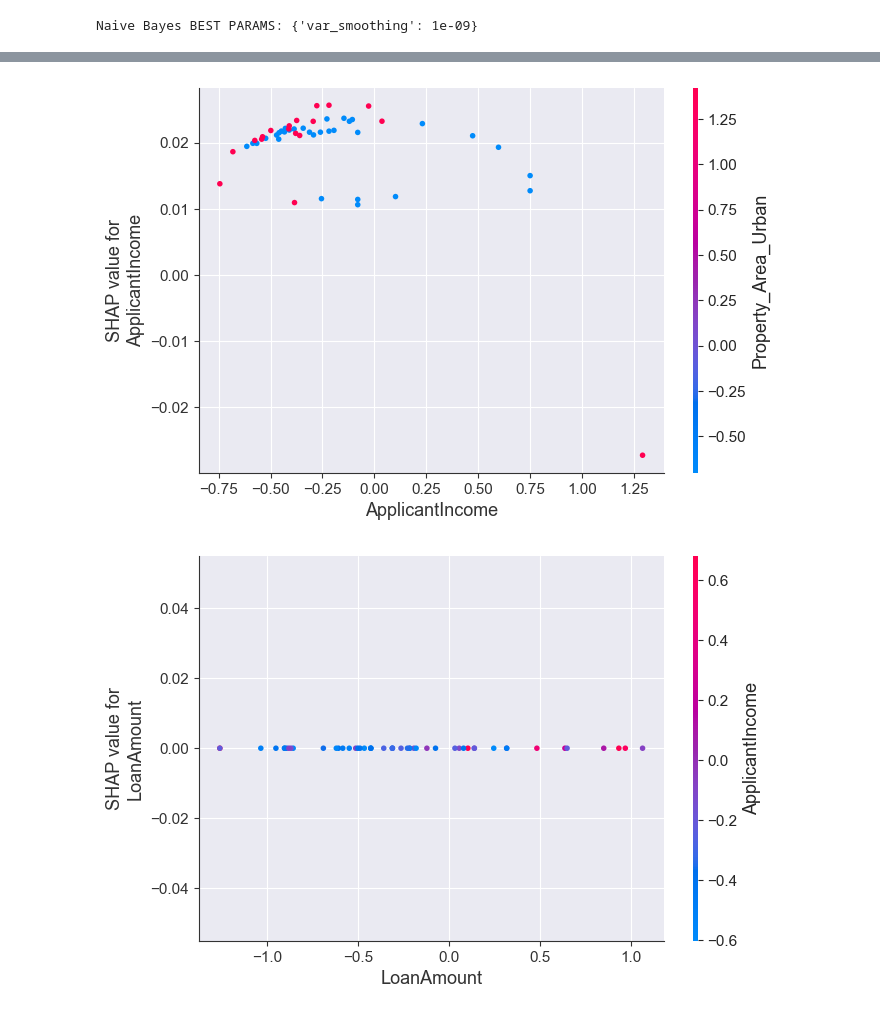
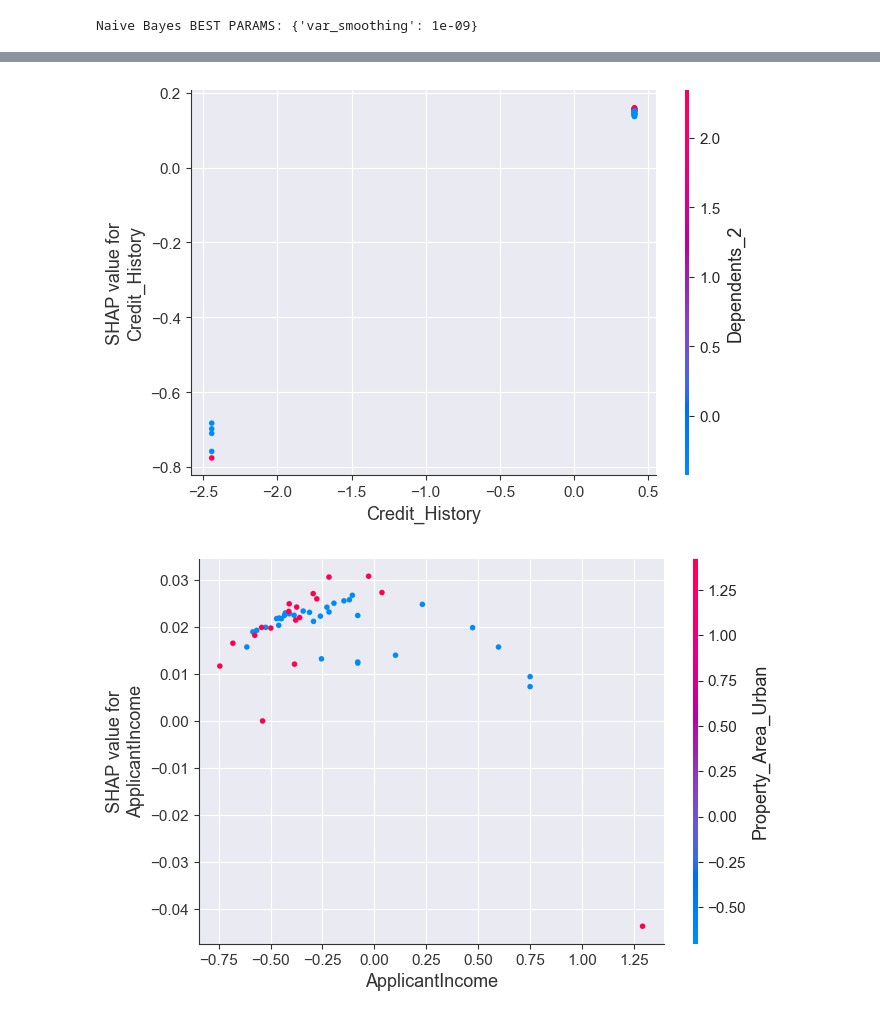
Before and after one commit to Technical-University-of-Cluj-Napoca/proiect-ml-Franci0128, a Jupyter notebook: loan-prediction.ipynb, the cells around one changed output, grey strips where cells are left out. Cells and saved outputs as stored; diff of their text form; code cells hidden in the pictures.

```diff
--- a/loan-prediction.ipynb
+++ b/loan-prediction.ipynb
@@ -126,0 +178,4 @@ X_test_scaled = pd.DataFrame(
+# %%
+smote = SMOTE(random_state=42)
+
+X_train_balanced, y_train_balanced = smote.fit_resample(X_train_scaled, y_train)
@@ -275,6 +433,12 @@ nb_params = {
     'var_smoothing': [1e-9, 1e-8, 1e-7]
 }
 
-nb_best = tune_model("Naive Bayes",GaussianNB(),nb_params,X_train_scaled,y_train)
+nb_best = tune_model(
+    "Naive Bayes",
+    GaussianNB(),
+    nb_params,
+    X_train_balanced,
+    y_train_balanced
+)
 # %% [output]
 Naive Bayes BEST PARAMS: {'var_smoothing': 1e-09}
@@ -438,7 +709,7 @@ Valorile mari reduc probabilitatea aprobarii, dar influenta nu este foarte puter
 # %%
 explainer_nb = shap.KernelExplainer(
     nb_best.predict_proba,
-    X_train_scaled[:100]   # subset (important pentru viteza)
+    X_train_balanced[:100]
 )
 
 shap_values_nb = explainer_nb.shap_values(X_test_scaled[:50])
@@ -493,21 +802,7 @@ Celelalte caracteristici au efecte minore asupra predictiei.
 # %%
-shap.dependence_plot(
-    "ApplicantIncome",
-    shap_values_nb[:, :, 1],
-    X_test_scaled[:50]
-)
-
-shap.dependence_plot(
-    "LoanAmount",
-    shap_values_nb[:, :, 1],
-    X_test_scaled[:50]
-)
-
-shap.dependence_plot(
-    "Credit_History",
-    shap_values_nb[:, :, 1],
-    X_test_scaled[:50]
-)
+shap.dependence_plot("Credit_History", shap_values_nb[:, :, 1], X_test_scaled[:50])
+shap.dependence_plot("ApplicantIncome", shap_values_nb[:, :, 1], X_test_scaled[:50])
+shap.dependence_plot("LoanAmount", shap_values_nb[:, :, 1], X_test_scaled[:50])
 # %% [output]
-[figure, old version]
+[figure, new version]
-[figure, old version]
+[figure, new version]
```
Also changed, not shown: parts of 79 cells of this notebook, 24 other files.
